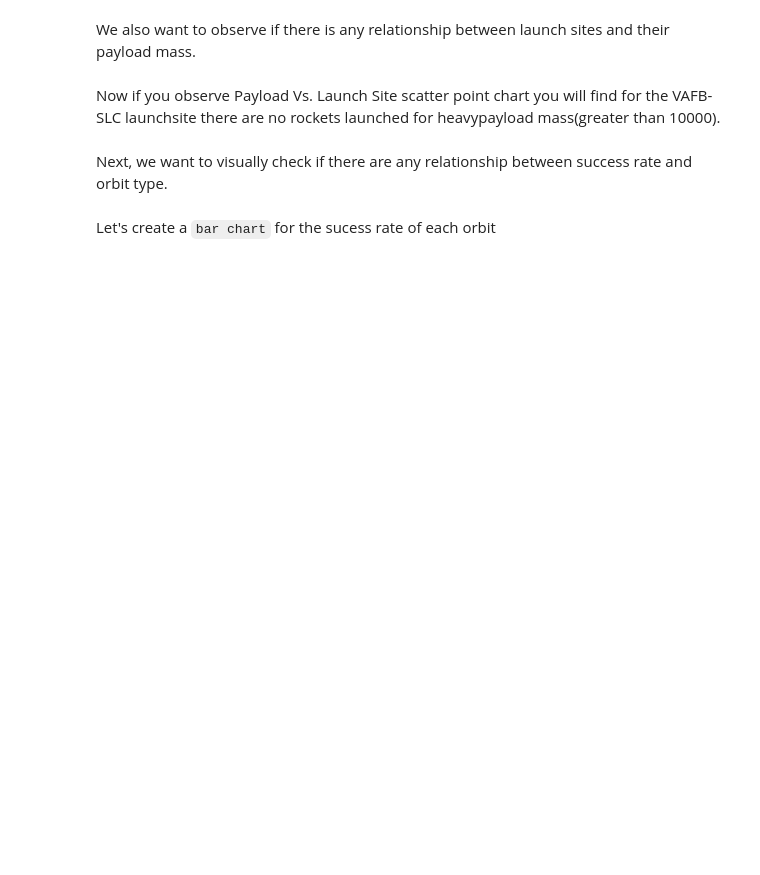
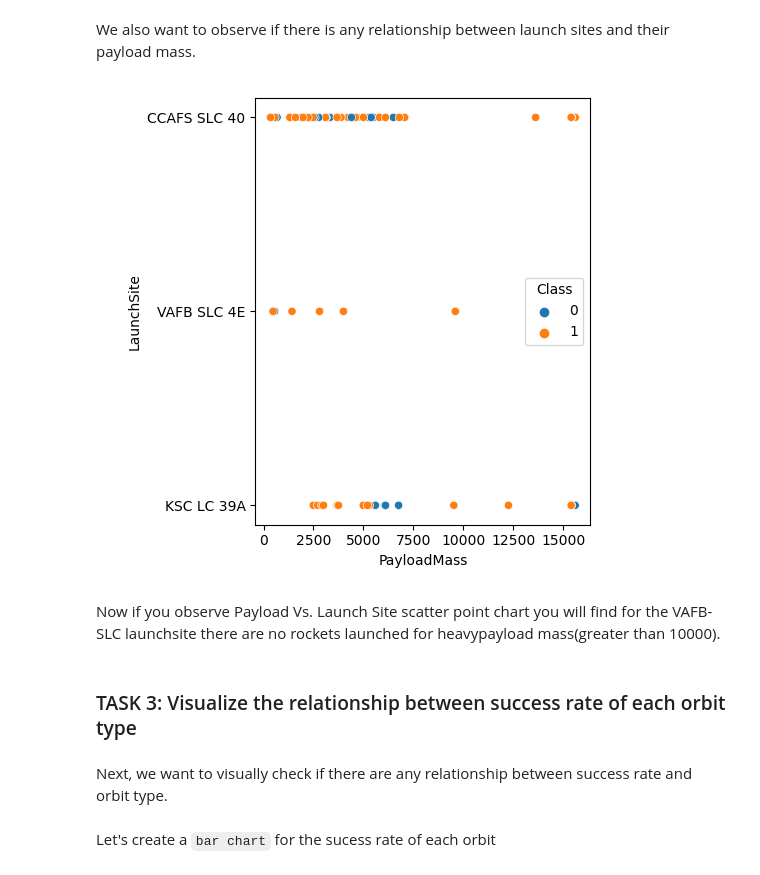
Before and after one commit to daminabence/IBM, a Jupyter notebook: 03_Exploratory_Data_Analysis/03_Exploratory_Data_Analysis-Data_Visualization.ipynb, the cells around one changed output. Cells and saved outputs as stored; diff of their text form; code cells hidden in the pictures; blank space fills up the shorter version.

```diff
--- a/03_Exploratory_Data_Analysis/03_Exploratory_Data_Analysis-Data_Visualization.ipynb
+++ b/03_Exploratory_Data_Analysis/03_Exploratory_Data_Analysis-Data_Visualization.ipynb
@@ -102,5 +97,9 @@ Now try to explain the patterns you found in the Flight Number vs. Launch Site s
 We also want to observe if there is any relationship between launch sites and their payload mass.
 # %%
 # Plot a scatter point chart with x axis to be Pay Load Mass (kg) and y axis to be the launch site, and hue to be the class value
+sns.scatterplot(x="PayloadMass", y="LaunchSite", data=df, hue="Class")
+plt.show()
+# %% [output]
+[figure, added]
 # %% [markdown]
 Now if you observe Payload Vs. Launch Site scatter point chart you will find for the VAFB-SLC  launchsite there are no  rockets  launched for  heavypayload mass(greater than 10000).
@@ -109,3 +106,5 @@ Now if you observe Payload Vs. Launch Site scatter point chart you will find for
+# %% [markdown]
+### TASK  3: Visualize the relationship between success rate of each orbit type
 # %% [markdown]
 Next, we want to visually check if there are any relationship between success rate and orbit type.
 # %% [markdown]
```
Also changed, not shown: parts of 33 cells of this notebook, 1 other file.
